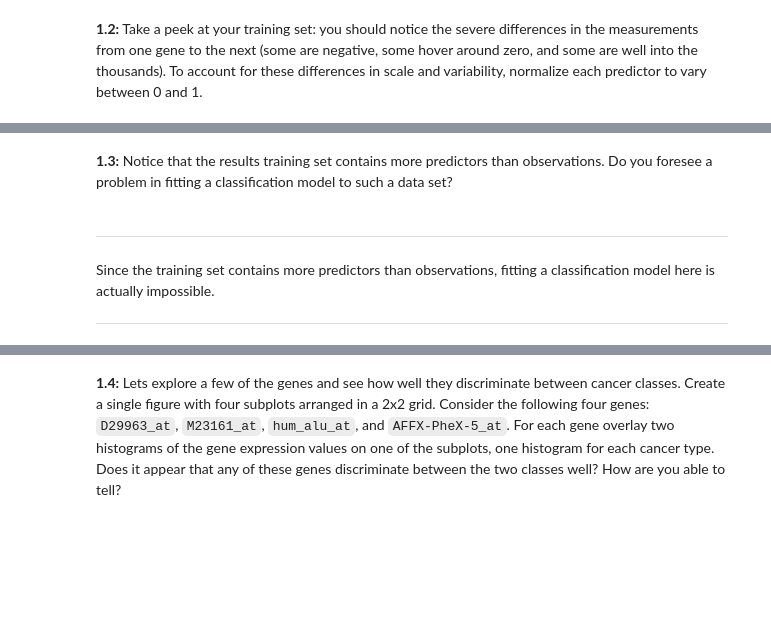
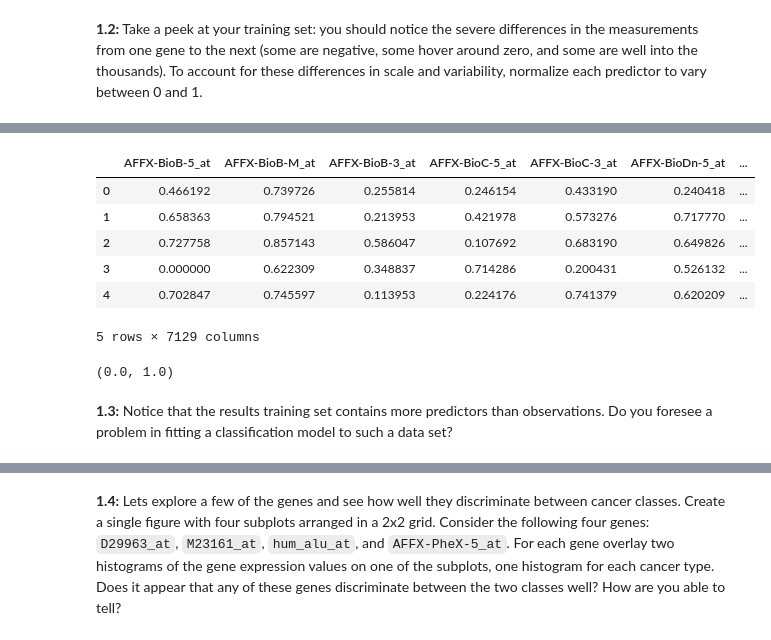
Before and after one commit to ejohnsson/CS109A, a Jupyter notebook: cs109_hw5.ipynb, the cells around one changed output, grey strips where cells are left out. Cells and saved outputs as stored; diff of their text form; code cells hidden in the pictures; blank space fills up the shorter version.

```diff
--- a/cs109_hw5.ipynb
+++ b/cs109_hw5.ipynb
@@ -96,0 +103,13 @@ data_train.head()
+# %%
+# Separate responses from predictors
+y_train = data_train['Cancer_type']
+y_test = data_test['Cancer_type']
+
+# Reset indexes
+y_train = y_train.reset_index()
+y_test = y_test.reset_index()
+del y_train['index']
+del y_test['index']
+
+x_train = data_train.drop(columns=['Cancer_type'])
+x_test = data_test.drop(columns=['Cancer_type'])
@@ -97,7 +126,18 @@ data_train.head()
+# %%
+# Check values are in range 0, 1
+x_train.head()
+# %% [output]
+|  | AFFX-BioB-5_at | AFFX-BioB-M_at | AFFX-BioB-3_at | AFFX-BioC-5_at | AFFX-BioC-3_at | AFFX-BioDn-5_at | ... |
+| 0 | 0.466192 | 0.739726 | 0.255814 | 0.246154 | 0.433190 | 0.240418 | ... |
+| 1 | 0.658363 | 0.794521 | 0.213953 | 0.421978 | 0.573276 | 0.717770 | ... |
+| 2 | 0.727758 | 0.857143 | 0.586047 | 0.107692 | 0.683190 | 0.649826 | ... |
+| 3 | 0.000000 | 0.622309 | 0.348837 | 0.714286 | 0.200431 | 0.526132 | ... |
+| 4 | 0.702847 | 0.745597 | 0.113953 | 0.224176 | 0.741379 | 0.620209 | ... |
+5 rows × 7129 columns
+# %%
+# Check a column to see range is exactly 0, 1
+min(x_train.A28102_at), max(x_train.A28102_at)
+# %% [output]
+(0.0, 1.0)
 # %% [markdown]
 **1.3:** Notice that the results training set contains more predictors than observations. Do you foresee a problem in fitting a classification model to such a data set?
-# %% [markdown]
-----
-Since the training set contains more predictors than observations, fitting a classification model here is actually impossible.
-
-----
```
Also changed, not shown: parts of 39 cells of this notebook.
